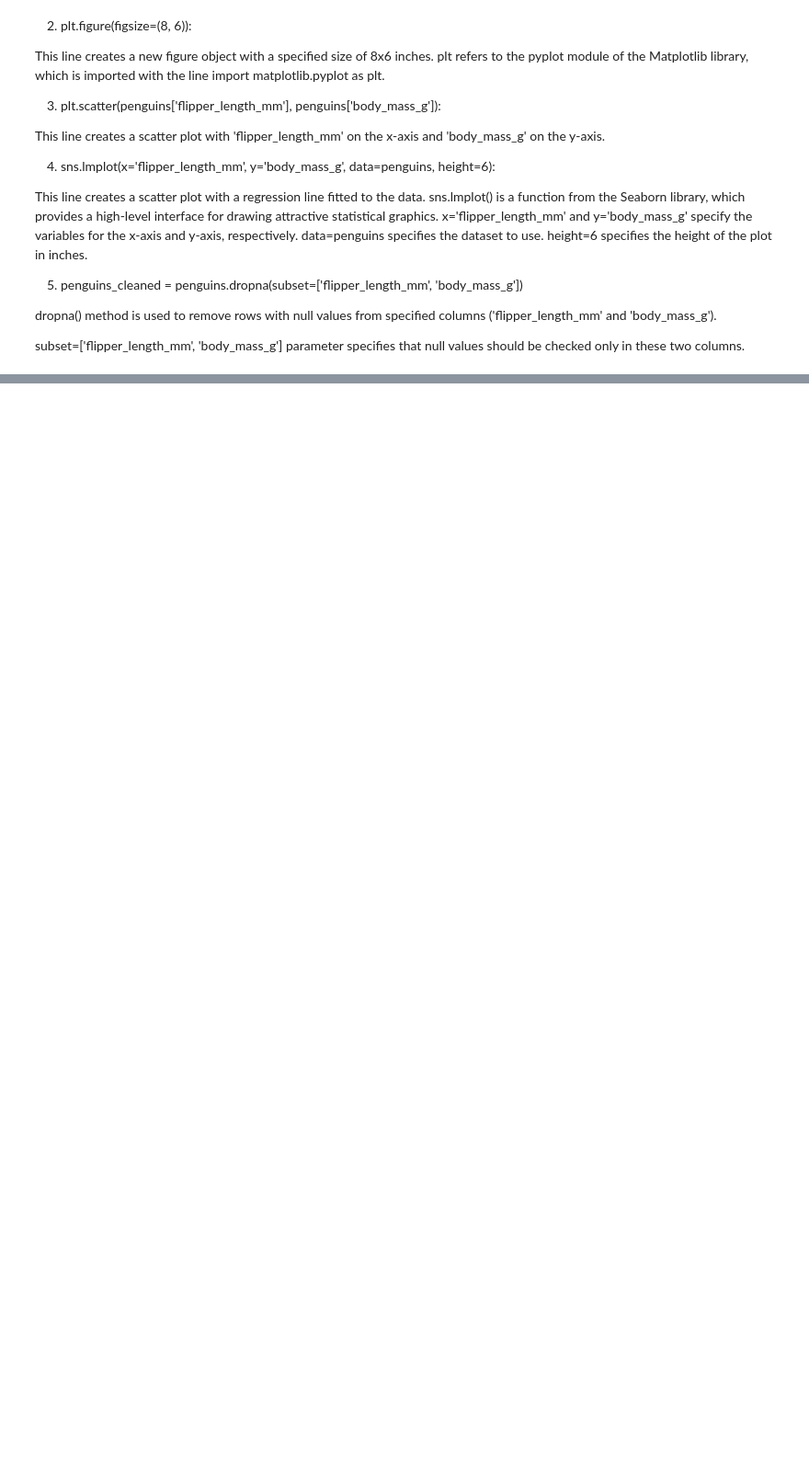
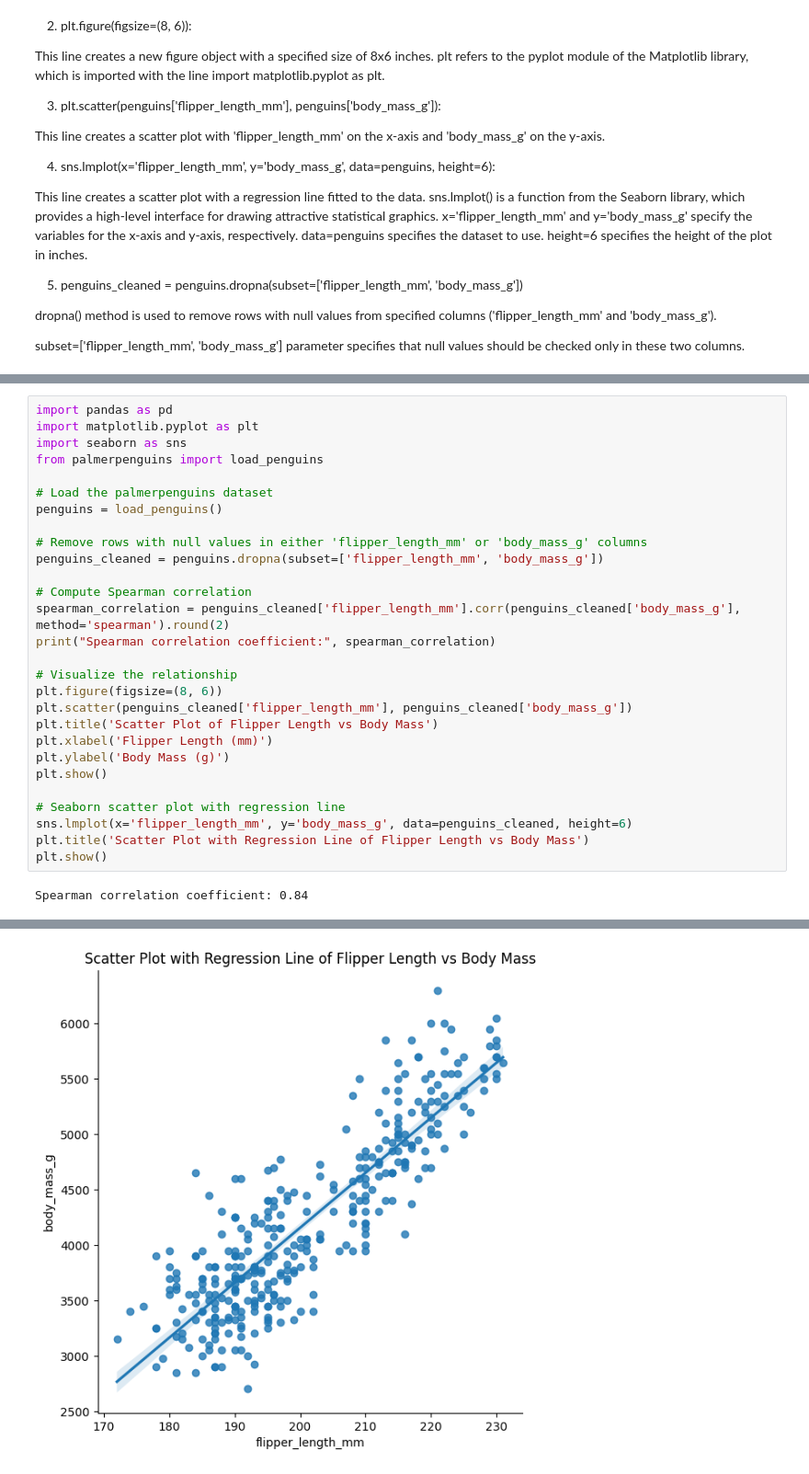
Before and after one commit to daveysull/principles_of_DA_project, a Jupyter notebook: mywork.ipynb, the cells around one changed output, grey strips where cells are left out. Shown at 92% size. Cells and saved outputs as stored; diff of their text form; blank space fills up the shorter version.

```diff
--- a/mywork.ipynb
+++ b/mywork.ipynb
@@ -275,0 +278,30 @@ subset=['flipper_length_mm', 'body_mass_g'] parameter specifies that null values
+# %%
+import pandas as pd
+import matplotlib.pyplot as plt
+import seaborn as sns
+from palmerpenguins import load_penguins
+
+# Load the palmerpenguins dataset
+penguins = load_penguins()
+
+# Remove rows with null values in either 'flipper_length_mm' or 'body_mass_g' columns
+penguins_cleaned = penguins.dropna(subset=['flipper_length_mm', 'body_mass_g'])
+
+# Compute Spearman correlation
+spearman_correlation = penguins_cleaned['flipper_length_mm'].corr(penguins_cleaned['body_mass_g'], method='spearman').round(2)
+print("Spearman correlation coefficient:", spearman_correlation)
+
+# Visualize the relationship
+plt.figure(figsize=(8, 6))
+plt.scatter(penguins_cleaned['flipper_length_mm'], penguins_cleaned['body_mass_g'])
+plt.title('Scatter Plot of Flipper Length vs Body Mass')
+plt.xlabel('Flipper Length (mm)')
+plt.ylabel('Body Mass (g)')
+plt.show()
+
+# Seaborn scatter plot with regression line
+sns.lmplot(x='flipper_length_mm', y='body_mass_g', data=penguins_cleaned, height=6)
+plt.title('Scatter Plot with Regression Line of Flipper Length vs Body Mass')
+plt.show()
+# %% [output]
+Spearman correlation coefficient: 0.84
@@ -275,0 +309 @@ subset=['flipper_length_mm', 'body_mass_g'] parameter specifies that null values
+[figure, added]
```
Also changed, not shown: parts of 2 cells of this notebook.
